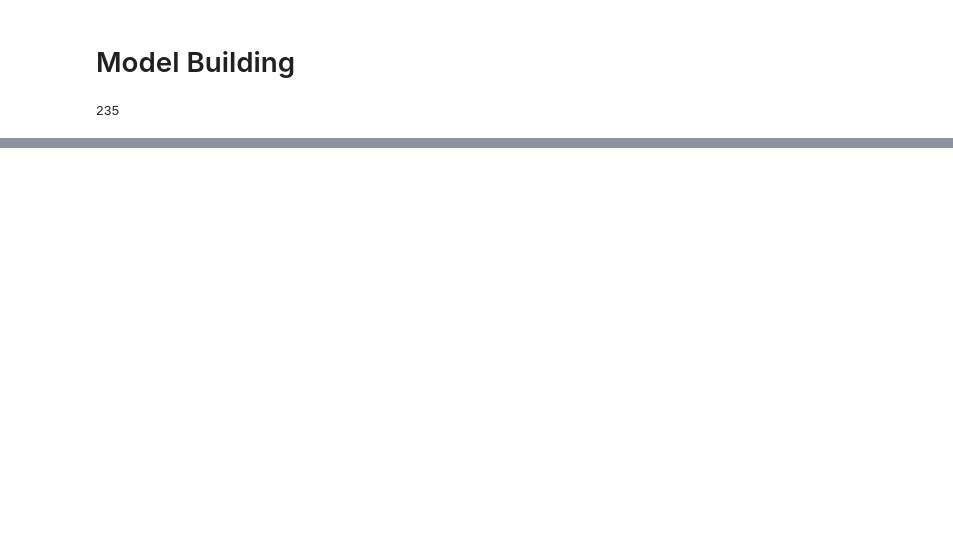
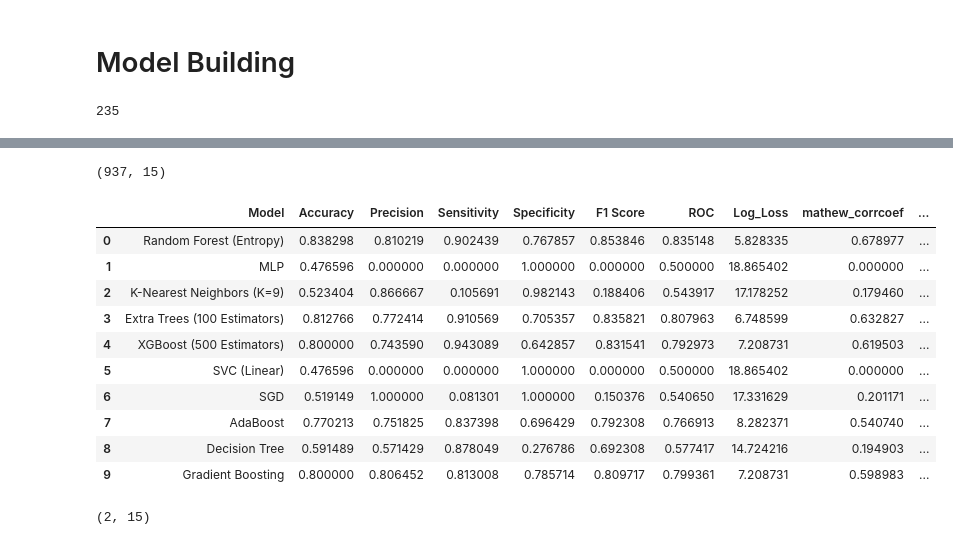
Before and after one commit to HADIRIDA4/Heart_Disease_Data_Analysis_and_Predictor, a Jupyter notebook: ML_CLASS.ipynb, the cells around one changed output, grey strips where cells are left out. Cells and saved outputs as stored; diff of their text form; code cells hidden in the pictures; blank space fills up the shorter version.

```diff
--- a/ML_CLASS.ipynb
+++ b/ML_CLASS.ipynb
@@ -338,0 +610,6 @@ feat_importances.nlargest(20).plot(kind='barh')
+# %%
+dt=data_processing("csv/heart_statlog_cleveland_hungary_final.csv")
+X_train, X_test, y_train, y_test=training_preprocessing(dt)
+X_train.shape
+# %% [output]
+(937, 15)
@@ -338,0 +649,44 @@ feat_importances.nlargest(20).plot(kind='barh')
+# %%
+y_test, y_preds,trained_classifiers=model_building(X_train, X_test, y_train, y_test)
+# %%
+def calculate_metrics(models, y_test):
+    model_results = pd.DataFrame(columns=['Model', 'Accuracy', 'Precision', 'Sensitivity', 'Specificity', 'F1 Score', 'ROC', 'Log_Loss', 'mathew_corrcoef', 'RMSE'])
+
+    for column in models:
+        CM = confusion_matrix(y_test, models[column])
+
+        TN = CM[0][0]
+        FN = CM[1][0]
+        TP = CM[1][1]
+        FP = CM[0][1]
+        specificity = TN / (TN + FP)
+        loss_log = log_loss(y_test, models[column])
+        acc = accuracy_score(y_test, models[column])
+        roc = roc_auc_score(y_test, models[column])
+        prec = precision_score(y_test, models[column])
+        rec = recall_score(y_test, models[column])
+        f1 = f1_score(y_test, models[column])
+        rmse = np.sqrt(mean_squared_error(y_test, models[column]))
+        mathew = matthews_corrcoef(y_test, models[column])
+
+        results = pd.DataFrame([[column, acc, prec, rec, specificity, f1, roc, loss_log, mathew, rmse]],
+                               columns=['Model', 'Accuracy', 'Precision', 'Sensitivity', 'Specificity', 'F1 Score', 'ROC', 'Log_Loss', 'mathew_corrcoef', 'RMSE'])
+
+        model_results = model_results.append(results, ignore_index=True)
+
+    return model_results
+# %%
+w=calculate_metrics(y_preds,y_test)
+w
+# %% [output]
+|  | Model | Accuracy | Precision | Sensitivity | Specificity | F1 Score | ROC | Log_Loss | mathew_corrcoef | ... |
+| 0 | Random Forest (Entropy) | 0.838298 | 0.810219 | 0.902439 | 0.767857 | 0.853846 | 0.835148 | 5.828335 | 0.678977 | ... |
+| 1 | MLP | 0.476596 | 0.000000 | 0.000000 | 1.000000 | 0.000000 | 0.500000 | 18.865402 | 0.000000 | ... |
+| 2 | K-Nearest Neighbors (K=9) | 0.523404 | 0.866667 | 0.105691 | 0.982143 | 0.188406 | 0.543917 | 17.178252 | 0.179460 | ... |
+| 3 | Extra Trees (100 Estimators) | 0.812766 | 0.772414 | 0.910569 | 0.705357 | 0.835821 | 0.807963 | 6.748599 | 0.632827 | ... |
+| 4 | XGBoost (500 Estimators) | 0.800000 | 0.743590 | 0.943089 | 0.642857 | 0.831541 | 0.792973 | 7.208731 | 0.619503 | ... |
+| 5 | SVC (Linear) | 0.476596 | 0.000000 | 0.000000 | 1.000000 | 0.000000 | 0.500000 | 18.865402 | 0.000000 | ... |
+| 6 | SGD | 0.519149 | 1.000000 | 0.081301 | 1.000000 | 0.150376 | 0.540650 | 17.331629 | 0.201171 | ... |
+| 7 | AdaBoost | 0.770213 | 0.751825 | 0.837398 | 0.696429 | 0.792308 | 0.766913 | 8.282371 | 0.540740 | ... |
+| 8 | Decision Tree | 0.591489 | 0.571429 | 0.878049 | 0.276786 | 0.692308 | 0.577417 | 14.724216 | 0.194903 | ... |
+| 9 | Gradient Boosting | 0.800000 | 0.806452 | 0.813008 | 0.785714 | 0.809717 | 0.799361 | 7.208731 | 0.598983 | ... |
@@ -338,0 +697,10 @@ feat_importances.nlargest(20).plot(kind='barh')
+# %%
+feature_importances_df = pd.DataFrame({
+    "Random Forest (Entropy)": feat_importances,
+    "Extra Trees (100 Estimators)": feat_importances_2,
+    # "XGBoost (500 Estimators)": feat_importance_3
+})
+feature_importances_df = feature_importances_df.transpose()
+feature_importances_df.shape
+# %% [output]
+(2, 15)
```
Also changed, not shown: parts of 24 cells of this notebook, 10 other files.
